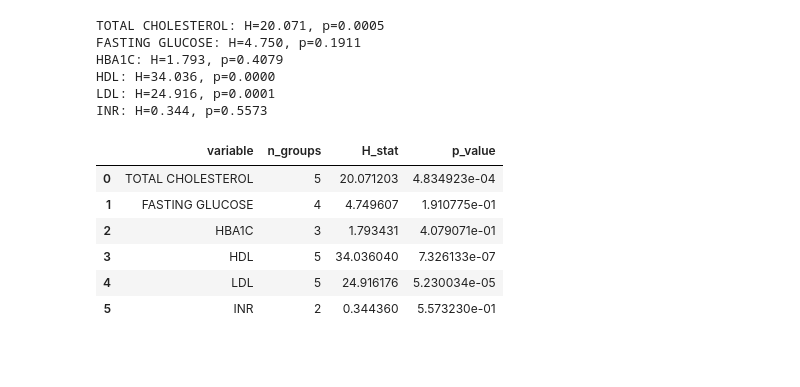
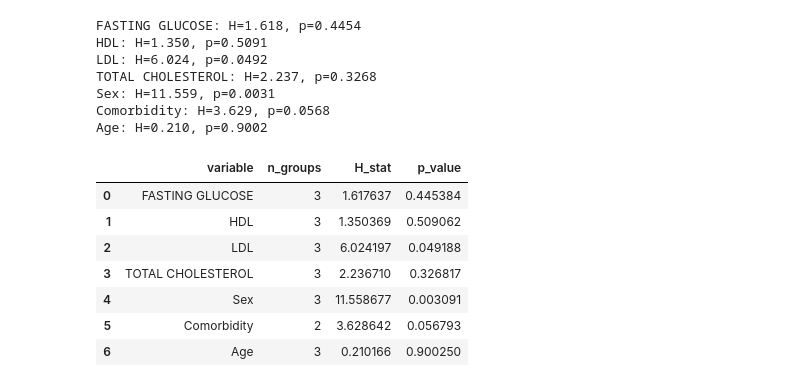
Before and after one commit to victoriaktruong/CPCSSN-Group-Project, a Jupyter notebook: notebooks/analysis.ipynb, the cells around one changed output. Saved outputs shown, nothing was run; the diff lists cells and outputs as text; code cells hidden in the pictures; blank space fills up the shorter version.

```diff
--- a/notebooks/analysis.ipynb
+++ b/notebooks/analysis.ipynb
@@ -29,8 +31,7 @@ import functions.eda_model as em
 
 warnings.filterwarnings("ignore")
 # %%
-df_all_vars = ml.load_data("bd_labs_after_cleaned_all.csv")
+df = imp.load_data("bd_labs_imputed_within_2yrs.csv")
 # Standardize the 'PerformedDate' by converting it to a 'VisitOrder' variable, grouping by patient and ordering their lab test records chronologically
-df_all_vars = df_all_vars.sort_values(['Patient_ID', 'PerformedDate'])
-df_all_vars['VisitOrder'] = df_all_vars.groupby('Patient_ID').cumcount() + 1
+df = df.sort_values(['Patient_ID', 'PerformedDate'])
 # %% [output]
@@ -38,3 +39,6 @@ Loaded dataset with shape: (1196, 11)
+# %%
+df['Sex'] = df['Sex'].astype('category')
+df['BD_Code'] = df['BD_Code'].astype('category')
 # %%
 # Map and encode subtypes of bipolar disorders
 bipolar_map = {
@@ -57,8 +61,8 @@ bipolar_order = [
     'Bipolar_Unspecified'
 ]
 
-df_all_vars = em.map_encode(
-    data=df_all_vars,
+df = em.map_encode(
+    data=df,
     code='BD_Code',
     mapping_dict=bipolar_map,
     ordered_levels=bipolar_order,
@@ -67,15 +71,5 @@ df_all_vars = em.map_encode(
     new_num='Bipolar Disorder Type Num'
 )
 
-# Visualize grouped trajctory of subtypes of bipolar disorders
-em.plot_grouped_trends(
-    data=df_all_vars,
-    variables=['TOTAL CHOLESTEROL', 'FASTING GLUCOSE', 'HBA1C',
-            'HDL', 'LDL', 'INR'],
-    group_x='VisitOrder',
-    group_hue='Bipolar Disorder Type',
-    xlabel='Visit Order',
-    ylabel='Mean Value',
-    title_prefix='',
-)
+em.plot_by_group(df, ['FASTING GLUCOSE', 'HDL', 'LDL','TOTAL CHOLESTEROL'], x='Bipolar Disorder Type',plot_type='box', hue="Sex")
 # %% [output]
@@ -102,8 +99,8 @@ state_map = {
 
 state_order = ['Manic', 'Depressed', 'Unspecified']
 
-df_all_vars = em.map_encode(
-    data=df_all_vars,
+df = em.map_encode(
+    data=df,
     code='BD_Code',
     mapping_dict=state_map,
     ordered_levels=state_order,
@@ -112,15 +109,5 @@ df_all_vars = em.map_encode(
     new_num='State Type Num'
 )
 
-# Visualize states of bipolar disorder
-em.plot_grouped_trends(
-    data=df_all_vars,
-    variables=['TOTAL CHOLESTEROL', 'FASTING GLUCOSE', 'HBA1C',
-            'HDL', 'LDL', 'INR'],
-    group_x='VisitOrder',
-    group_hue='State Type Factor',
-    xlabel='Visit Order',
-    ylabel='Mean Value',
-    title_prefix='',
-)
+em.plot_by_group(df, ['FASTING GLUCOSE', 'HDL', 'LDL','TOTAL CHOLESTEROL'], x='State Type',plot_type='box', hue="Sex")
 # %% [output]
@@ -135,21 +125,22 @@ em.plot_grouped_boxplots(df_all_vars,
 # %%
 # Kruskal-Wallis Test to see whether there are significant differences in the variable across multiple State_factor groups
-em.kruskal_test(df_all_vars,
-             variables= ['TOTAL CHOLESTEROL', 'FASTING GLUCOSE', 'HBA1C',
-            'HDL', 'LDL', 'INR'],
+em.kruskal_test(df,
+             variables= ['FASTING GLUCOSE', 'HDL', 'LDL','TOTAL CHOLESTEROL','Sex','Comorbidity','Age'],
              group_col='Bipolar Disorder Type Factor')
 # %% [output]
-TOTAL CHOLESTEROL: H=20.071, p=0.0005
-FASTING GLUCOSE: H=4.750, p=0.1911
-HBA1C: H=1.793, p=0.4079
-HDL: H=34.036, p=0.0000
-LDL: H=24.916, p=0.0001
-INR: H=0.344, p=0.5573
+FASTING GLUCOSE: H=1.618, p=0.4454
+HDL: H=1.350, p=0.5091
+LDL: H=6.024, p=0.0492
+TOTAL CHOLESTEROL: H=2.237, p=0.3268
+Sex: H=11.559, p=0.0031
+Comorbidity: H=3.629, p=0.0568
+Age: H=0.210, p=0.9002
 |  | variable | n_groups | H_stat | p_value |
-| 0 | TOTAL CHOLESTEROL | 5 | 20.071203 | 4.834923e-04 |
-| 1 | FASTING GLUCOSE | 4 | 4.749607 | 1.910775e-01 |
-| 2 | HBA1C | 3 | 1.793431 | 4.079071e-01 |
-| 3 | HDL | 5 | 34.036040 | 7.326133e-07 |
-| 4 | LDL | 5 | 24.916176 | 5.230034e-05 |
-| 5 | INR | 2 | 0.344360 | 5.573230e-01 |
+| 0 | FASTING GLUCOSE | 3 | 1.617637 | 0.445384 |
+| 1 | HDL | 3 | 1.350369 | 0.509062 |
+| 2 | LDL | 3 | 6.024197 | 0.049188 |
+| 3 | TOTAL CHOLESTEROL | 3 | 2.236710 | 0.326817 |
+| 4 | Sex | 3 | 11.558677 | 0.003091 |
+| 5 | Comorbidity | 2 | 3.628642 | 0.056793 |
+| 6 | Age | 3 | 0.210166 | 0.900250 |
 # %%
```
Also changed, not shown: parts of 16 cells of this notebook.
